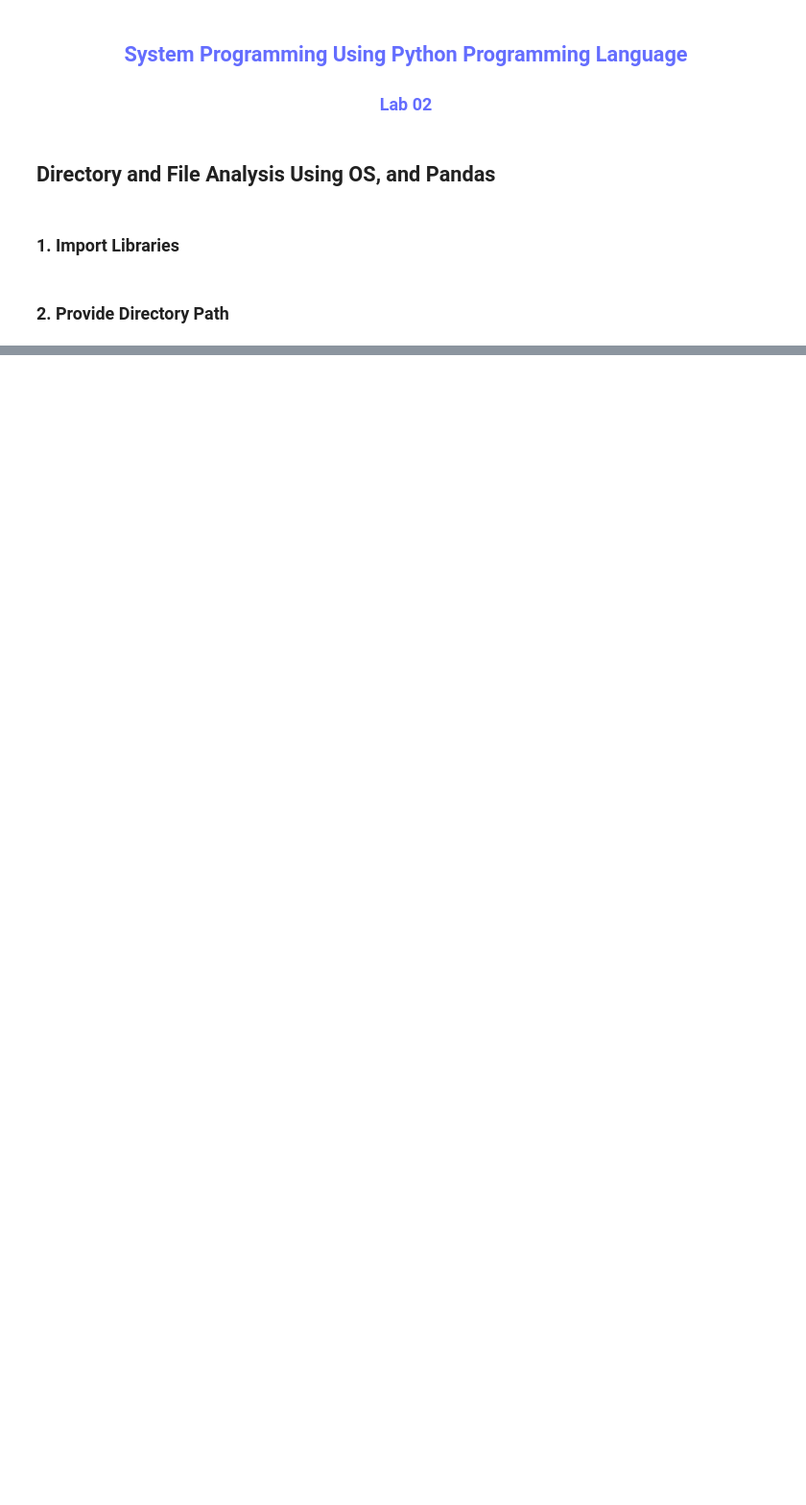
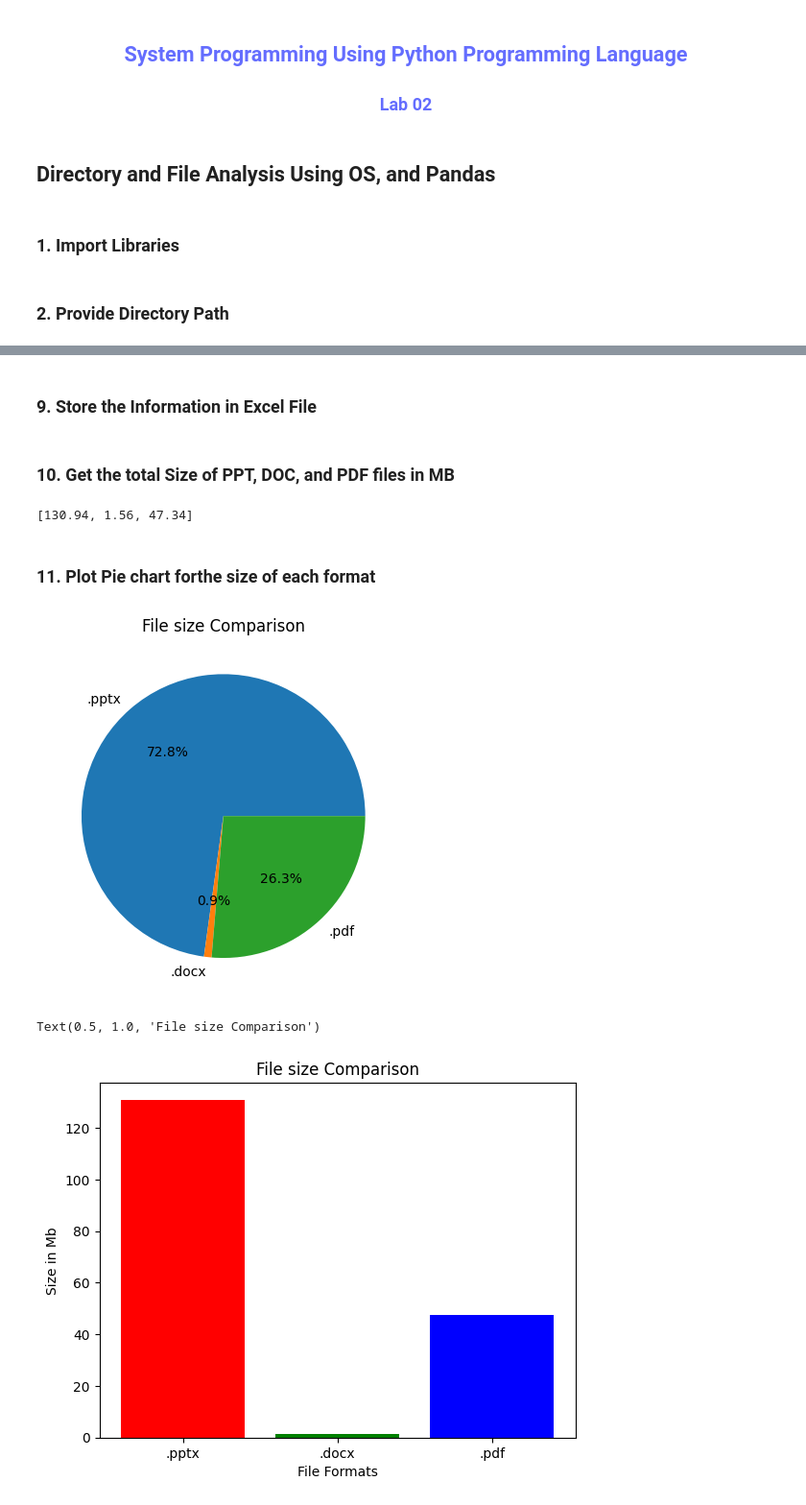
Before and after one commit to ZiaUrRehman-bit/System-Programming-Using-Python, a Jupyter notebook: Lab 02/Lab02.ipynb, the cells around one changed output, grey strips where cells are left out. Shown at 96% size. Drawn from its saved outputs; the diff is of its cells as text; code cells hidden in the pictures; blank space fills up the shorter version.

```diff
--- a/Lab 02/Lab02.ipynb
+++ b/Lab 02/Lab02.ipynb
@@ -115,0 +57,2 @@ print(PPT)
+# %%
+DOC = df[df["Format"] == ".docx"]
@@ -115,0 +61,4 @@ print(PPT)
+# %%
+PDF = df[df["Format"] == ".pdf"]
+# %% [markdown]
+### 9. Store the Information in Excel File
@@ -115,0 +71,32 @@ print(PPT)
+# %% [markdown]
+### 10. Get the total Size of PPT, DOC, and PDF files in MB
+# %%
+sizeInMb = []
+sizeInMb.append(round(PPT["Size in Bytes"].sum()/1000000, 2))
+sizeInMb.append(round(DOC["Size in Bytes"].sum()/1000000, 2))
+sizeInMb.append(round(PDF["Size in Bytes"].sum()/1000000, 2))
+sizeInMb
+# %% [output]
+[130.94, 1.56, 47.34]
+# %% [markdown]
+### 11. Plot Pie chart forthe size of each format
+# %%
+import matplotlib.pyplot as plt
+
+labels = [".pptx", ".docx", ".pdf"]
+colors = ['red', 'green', 'blue']
+
+plt.figure(1)
+plt.pie(sizeInMb, labels=labels, autopct='%1.1f%%')
+plt.title('File size Comparison')
+plt.show()
+
+plt.figure(2)
+plt.bar(labels, sizeInMb, color = colors)
+plt.xlabel('File Formats')
+plt.ylabel('Size in Mb')
+plt.title('File size Comparison')
+# %% [output]
+[figure, added]
+Text(0.5, 1.0, 'File size Comparison')
+[figure, added]
```
Also changed, not shown: parts of 13 cells of this notebook, 1 other file.
